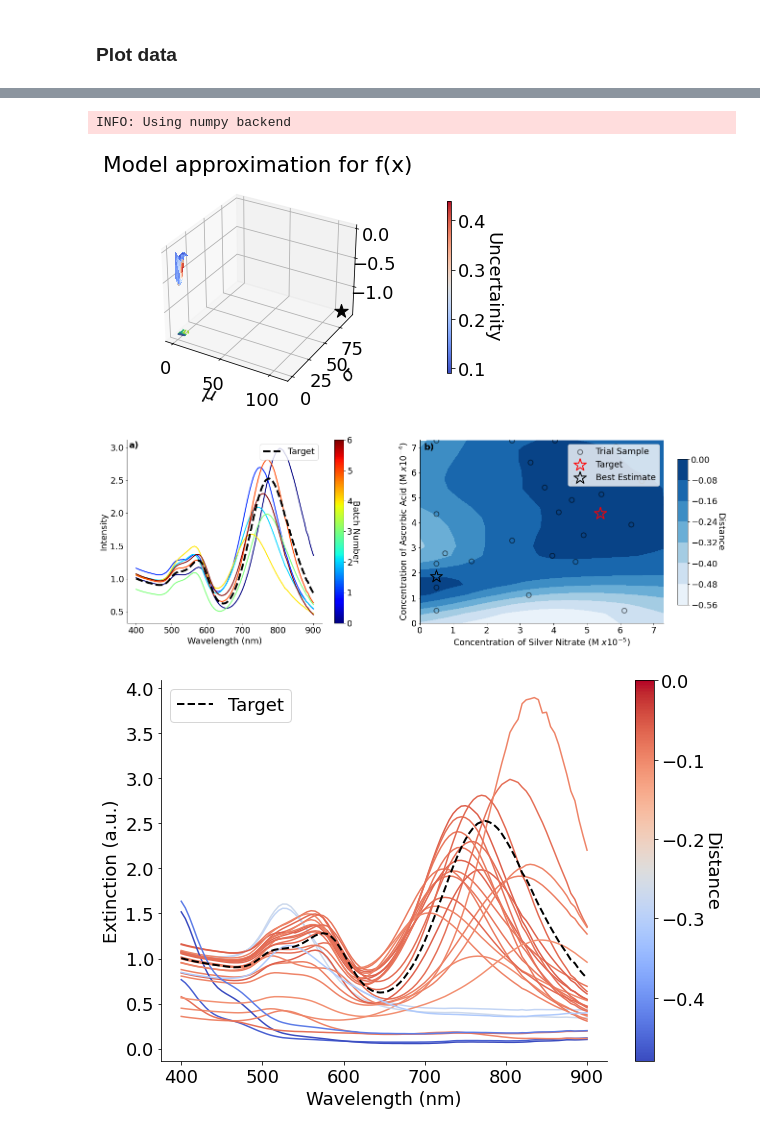
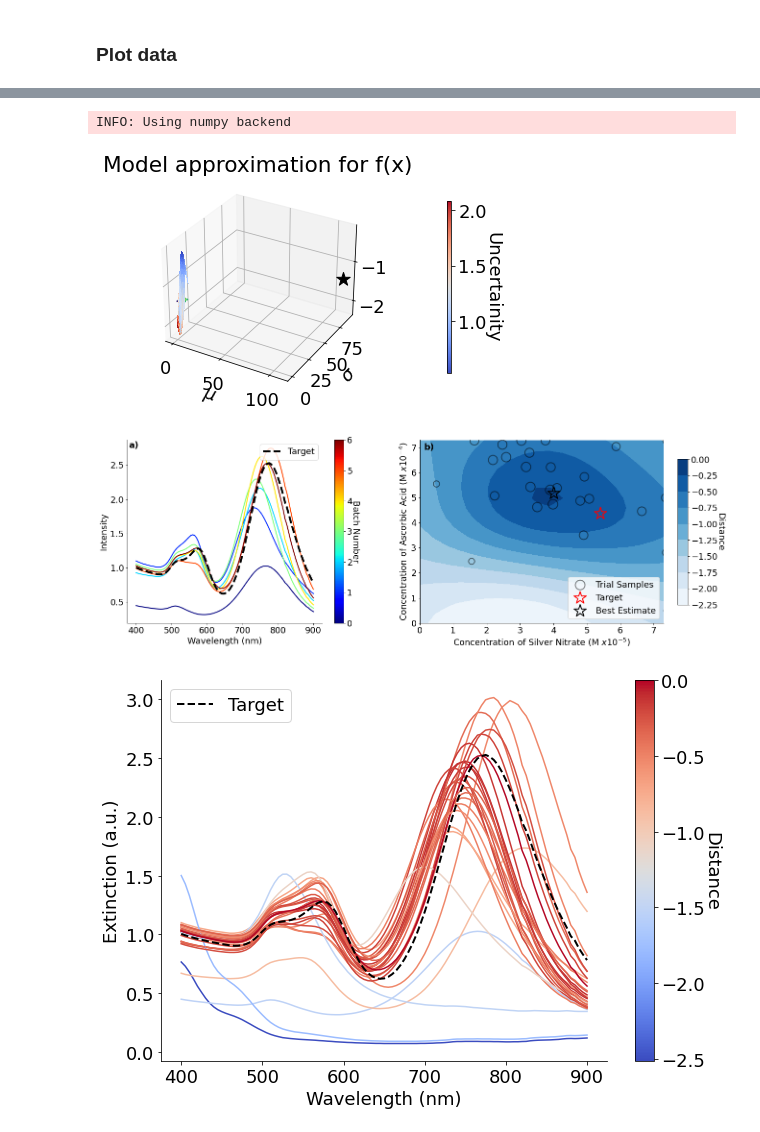
Before and after one commit to pozzo-research-group/HEAD, a Jupyter notebook: notebooks/Figure Maker - RODS.ipynb, the cells around one changed output, grey strips where cells are left out. Cells and saved outputs as stored; diff of their text form; code cells hidden in the pictures.

```diff
--- a/notebooks/Figure Maker - RODS.ipynb
+++ b/notebooks/Figure Maker - RODS.ipynb
@@ -33,21 +29,21 @@ all_spectra = s_array_all
+# %%
+folder_name = '../data_peakwv_ROD/'
+metric_name = 'peakwv_ROD'
+iteration = 8
+all_spectra, wavelength = load_spectra(folder_name)
 # %%
 all_x = np.load(folder_name + str(iteration-1) + '/train_x.npy') #All x_values from 0th iteration to iteration-1
-# %%
-array = np.hstack((obj_all, all_x, all_spectra))
-# %%
-sorted_array = array[np.argsort(array[:, 0])]
 # %% [markdown]
 ### Find the best sample in each iteration
 # %%
 best_score = []
 wavelength = np.load(folder_name + '1/wavelengths.npy')
 for i in range(1,iteration):
-    s_array = np.load(folder_name + str(i) + '/spectra.npy')
-    #s_array = pd.read_excel(folder_name + str(i-1) + '.xlsx').values
+    #s_array = np.load(folder_name + str(i) + '/spectra.npy')
+    s_array = pd.read_excel(folder_name + str(i-1) + '.xlsx').values
     obj = np.load(folder_name + str(i) + '/new_obj.npy')
     x = np.load(folder_name + str(i) + '/new_x.npy')
-    #array = np.hstack((obj, x, s_array[:,1:].T))
-    array = np.hstack((obj, x, s_array))
+    array = np.hstack((obj, x, s_array[:,1:].T))
     sorted_array = array[np.argsort(array[:, 0])]
     best_x = sorted_array[-1,1:3]
     best_y = sorted_array[-1,3:]
@@ -146,8 +142,9 @@ with torch.no_grad():
     cbar.ax.get_yaxis().labelpad = 15
 # %% [output]
 INFO: Using numpy backend
-[figure, old version]
+[figure, new version]
 # %%
+train_obj = np.load(folder_name + str(7) + '/train_obj_' + metric_name +'.npy').squeeze()
 AG_x = all_best_x[:,0]*0.00064/1300
 AA_x = all_best_x[:,1]*0.00630/1300
 all_best_conc_x = np.hstack((AG_x.reshape(-1,1), AA_x.reshape(-1,1)))
@@ -165,49 +162,54 @@ im = ax[1].contourf(XX, YY, Z, cmap=cm.Blues)
 #for i in range(batches):
     #for j in range(samples_in_batch):
         #ax[1].scatter(conc_x[i*samples_in_batch+j,0]*10**5, conc_x[i*samples_in_batch+j,1]*10**4, fc='none', lw=2.0, marker = 'o', alpha=0.5, s = 100, color = 'k') #color = cmap(norm(i)), s = 100)
-ax[1].scatter(conc_x[:,0],conc_x[:,1], fc='none', lw=2.0, marker = 'o', alpha=0.5, s = 100, color = 'k', label = 'Trial Sample')
+
+cmap = cm.get_cmap('coolwarm')
+norm = matplotlib.colors.Normalize(vmin=np.min(train_obj), vmax = np.max(train_obj))
+for i in range(conc_x.shape[0]):
+    ax[1].scatter(conc_x[i,0], conc_x[i,1], marker = 'o',fc='none', lw=2.0, alpha=0.5, s = 400*norm(train_obj[i]), color = 'k') #color = cmap(norm(train_obj[i])))
+ax[1].scatter(-1, -1, marker = 'o', fc='none', lw=2.0, alpha=0.5, s = 400, color = 'k', label = 'Trial Samples')
 ax[1].scatter(5.41,4.36, label = 'Target', marker='*', facecolors='none', color='red', lw=2.0, s = 700)
 ax[1].scatter(opt_x_AG, opt_x_AA, marker='*', s=700,lw=2.0,fc='none',color='k', label= 'Best Estimate')
 ax[1].set_xlim([0,7.3])
 ax[1].set_ylim([0,7.3])
-ax[1].legend(loc = 'upper right')
-ax[1].legend(loc = 'upper right')
+ax[1].legend(loc = 'lower right')
 ax[1].set_xlabel(r'$\mu$')
 ax[1].set_ylabel(r'$\sigma$')
 ax[1].set_xlabel('Concentration of Silver Nitrate (M $ x 10^{-5}$)', fontsize = 18)
 ax[1].set_ylabel('Concentration of Ascorbic Acid (M $ x 10^{-4}$)', fontsize = 18)
 
 cmap = cm.get_cmap('winter')
 norm = Normalize(vmin=confidence.min(), vmax = confidence.max())
 cax = plt.axes([0.92, 0.2, 0.015, 0.6])
 cbar = fig.colorbar(im, cax=cax)
 cbar.ax.set_ylabel('Distance', rotation=270)
 cbar.ax.get_yaxis().labelpad = 15
 
 cmap = cm.get_cmap('jet')
 norm = matplotlib.colors.Normalize(vmin=0, vmax = batches-1)
 for i in range(iteration-1):
     ax[0].plot(wavelength, all_best_y[i,:], color = cmap(norm(i)), linewidth = 2)
 ax[0].plot(wavelength, target_spectra.reshape(-1,1), linewidth = 4, color = 'k', label = 'Target', ls='--',)
 ax[0].set_xlabel('Wavelength (nm)',fontsize = 18)
 ax[0].set_ylabel('Intensity',fontsize = 18)
 #ax[0].set_ylim([0.00,1.5])
 ax[0].legend(loc = 'upper right')
 ax[0].text(380,np.max(all_best_y), 'a)', fontsize = 18, fontweight='bold')
 ax[1].text(0.12,6.9, 'b)', fontsize = 18, fontweight='bold')
 cbar = fig.colorbar(cm.ScalarMappable(norm=norm, cmap=cmap), ax=ax[0])
 cbar.ax.set_ylabel('Batch Number', rotation=270, fontsize = 18)
 cbar.ax.get_yaxis().labelpad = 15
 plt.savefig('../figures/' + metric_name + 'double_plots.png')
 # %% [output]
-[figure, old version]
+[figure, new version]
 # %%
-train_obj = np.load(folder_name + str(iteration-1) + '/train_obj.npy').squeeze()
+train_obj = np.load(folder_name + str(7) + '/train_obj_' + metric_name +'.npy').squeeze()
 cmap = cm.get_cmap('coolwarm')
 norm = matplotlib.colors.Normalize(vmin=min(train_obj), vmax = 0)
 fig, ax = plt.subplots(figsize = (10,7))
 for i in range(len(train_obj)):
-    ax.plot(wavelength, all_spectra[i,:],
+    #fig, ax = plt.subplots(figsize = (10,7))
+    ax.plot(wavelength, all_spectra[:,i],
             color=cmap(norm(train_obj[i])))
 ax.plot(wavelength, target_spectra.reshape(-1,1),
         linewidth = 2.0,
@@ -219,8 +221,7 @@ cbar.ax.set_ylabel('Distance', rotation=270,fontsize = 18)
 cbar.ax.get_yaxis().labelpad = 15
 ax.set_xlabel('Wavelength (nm)')
 ax.set_ylabel('Extinction (a.u.)')
+plt.legend()
 plt.savefig('../figures/' + metric_name + '_distance_plot.png')
-plt.legend()
-plt.show()
 # %% [output]
-[figure, old version]
+[figure, new version]
```
Also changed, not shown: parts of 3 cells of this notebook, 8 other files.
